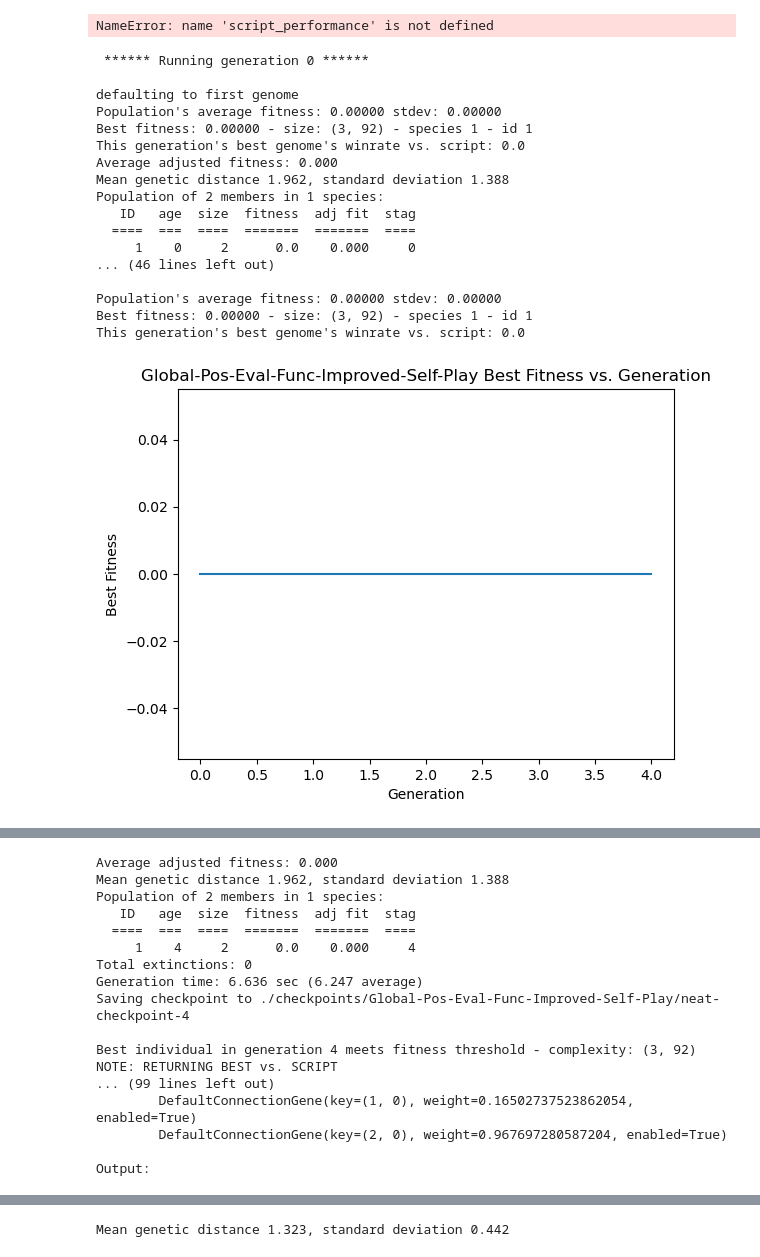
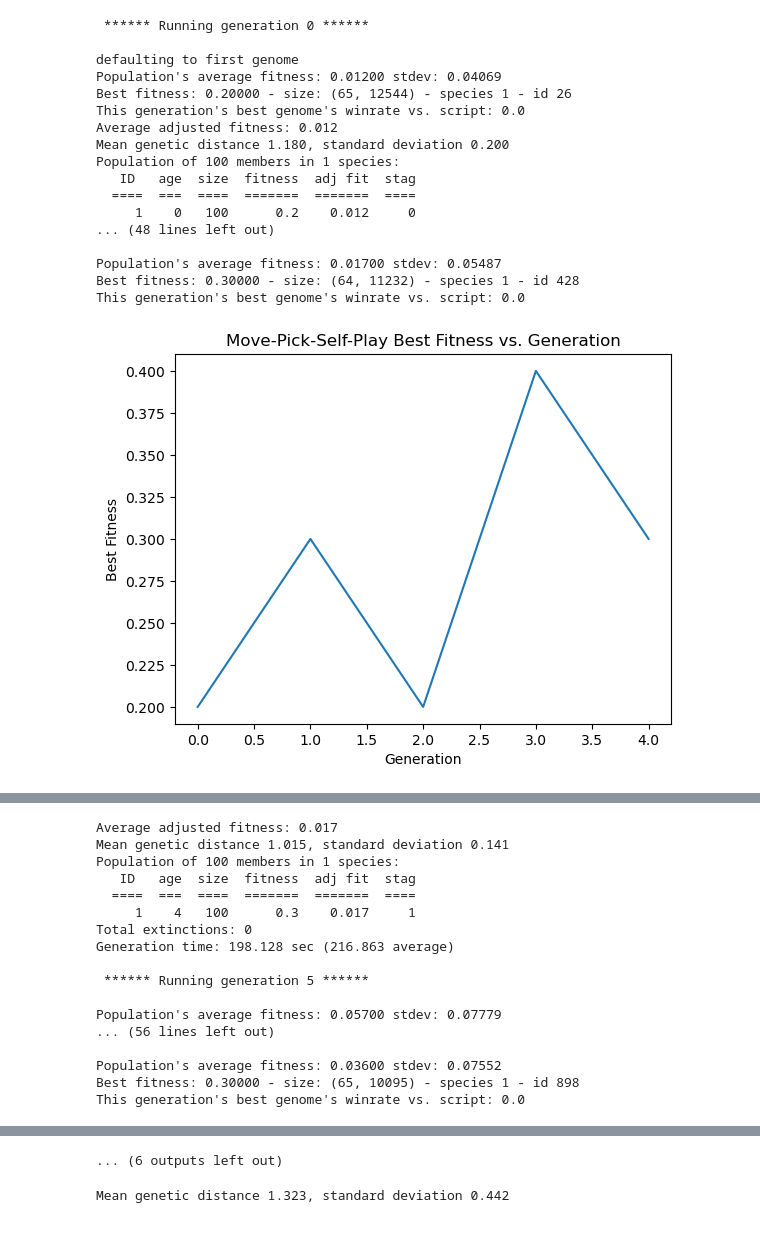
Before and after one commit to kevinriek/CS370-Independent-Research-Summer2023, a Jupyter notebook: cs370_Project.ipynb, the cells around one changed output, grey strips where cells are left out. Saved outputs shown, nothing was run; the diff lists cells and outputs as text; code cells hidden in the pictures.

Commit message:
Starting on new self-play

```diff
--- a/cs370_Project.ipynb
+++ b/cs370_Project.ipynb
@@ -88,14 +53,13 @@ while (manager.game_joever() == -1 and manager.turn_count < 8): #Turn Count limi
 # %%
-dimensions = (7,7)
+dimensions = (8,8)
 units_per_side = 5
 manager = map_manager(dimensions)
 
 # for i in range(games_run):
-#also resets map
-manager.setup_rand(units_per_side)
-script_performance(manager, 100, )
+config = neat.Config(neat.DefaultGenome, neat.DefaultReproduction,
+                     neat.DefaultSpeciesSet, neat.DefaultStagnation,
+                     config_path)
+script_performance(manager, win_net, config)
-# %% [output]
-NameError: name 'script_performance' is not defined
 # %%
 from importlib import reload
 reload(GameManager)
@@ -107,23 +71,24 @@ from GameManager import map_manager, Tile, Unit, Team
 from Neat_AI import eval_genomes, run, load_net
 from AI_modules import no_ai, rand_ai, script_ai, neat_ai
 # %%
-win_net, stats = run(config_path, "Global Pos Eval Func Improved Self-Play")
+random.seed(1748) #This is to set the random generated board starting positions
+win_net, win_genome, stats = run(config_path, "Move Pick Self-Play")
 # %% [output]
  ****** Running generation 0 ******
 
 defaulting to first genome
-Population's average fitness: 0.00000 stdev: 0.00000
-Best fitness: 0.00000 - size: (3, 92) - species 1 - id 1
+Population's average fitness: 0.01200 stdev: 0.04069
+Best fitness: 0.20000 - size: (65, 12544) - species 1 - id 26
 This generation's best genome's winrate vs. script: 0.0
-Average adjusted fitness: 0.000
-Mean genetic distance 1.962, standard deviation 1.388
-Population of 2 members in 1 species:
+Average adjusted fitness: 0.012
+Mean genetic distance 1.180, standard deviation 0.200
+Population of 100 members in 1 species:
    ID   age  size  fitness  adj fit  stag
   ====  ===  ====  =======  =======  ====
-     1    0     2      0.0    0.000     0
-... (46 lines left out)
+     1    0   100      0.2    0.012     0
+... (48 lines left out)
 
-Population's average fitness: 0.00000 stdev: 0.00000
-Best fitness: 0.00000 - size: (3, 92) - species 1 - id 1
+Population's average fitness: 0.01700 stdev: 0.05487
+Best fitness: 0.30000 - size: (64, 11232) - species 1 - id 428
 This generation's best genome's winrate vs. script: 0.0
-[figure, old version]
+[figure, new version]
@@ -132,17 +97,17 @@ This generation's best genome's winrate vs. script: 0.0
-Average adjusted fitness: 0.000
-Mean genetic distance 1.962, standard deviation 1.388
-Population of 2 members in 1 species:
+Average adjusted fitness: 0.017
+Mean genetic distance 1.015, standard deviation 0.141
+Population of 100 members in 1 species:
    ID   age  size  fitness  adj fit  stag
   ====  ===  ====  =======  =======  ====
-     1    4     2      0.0    0.000     4
+     1    4   100      0.3    0.017     1
 Total extinctions: 0
-Generation time: 6.636 sec (6.247 average)
-Saving checkpoint to ./checkpoints/Global-Pos-Eval-Func-Improved-Self-Play/neat-checkpoint-4
+Generation time: 198.128 sec (216.863 average)
 
-Best individual in generation 4 meets fitness threshold - complexity: (3, 92)
-NOTE: RETURNING BEST vs. SCRIPT
-... (99 lines left out)
-        DefaultConnectionGene(key=(1, 0), weight=0.16502737523862054, enabled=True)
-        DefaultConnectionGene(key=(2, 0), weight=0.967697280587204, enabled=True)
+ ****** Running generation 5 ******
 
-Output:
+Population's average fitness: 0.05700 stdev: 0.07779
+... (56 lines left out)
+
+Population's average fitness: 0.03600 stdev: 0.07552
+Best fitness: 0.30000 - size: (65, 10095) - species 1 - id 898
+This generation's best genome's winrate vs. script: 0.0
@@ -152,3 +137,4 @@ Output:
+... (6 outputs left out)
 # %%
 win_net1 = win_net
 stats1 = stats
```
Also changed, not shown: parts of 6 cells of this notebook, 40 other files.
